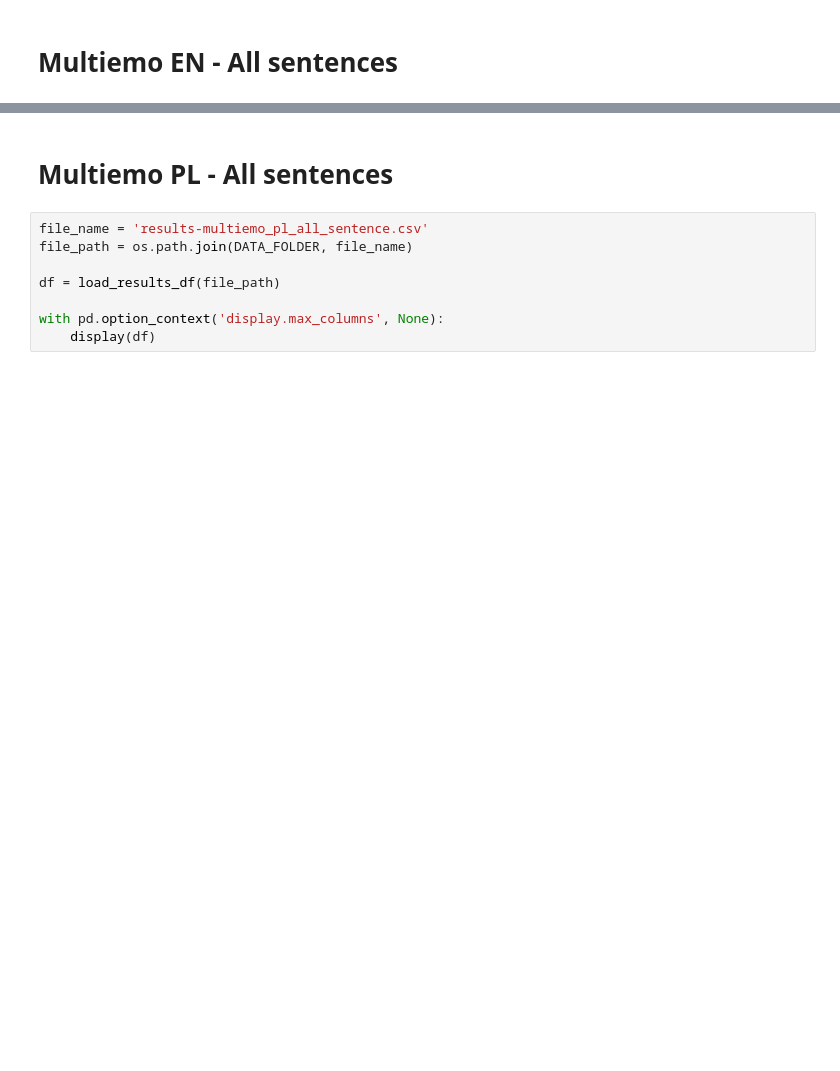
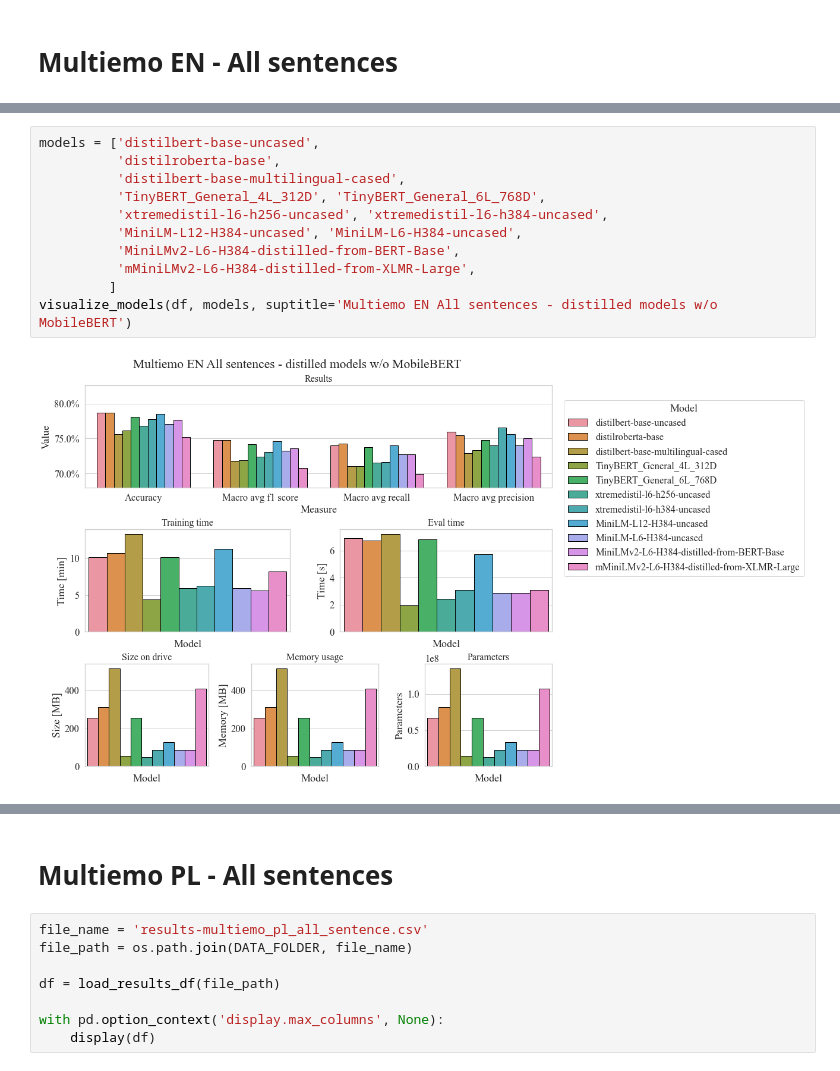
Before and after one commit to wojtek11530/DistilledVsNondistilled, a Jupyter notebook: notebooks/results_analysis.ipynb, the cells around one changed output, grey strips where cells are left out. Drawn from its saved outputs; the diff is of its cells as text; blank space fills up the shorter version.

```diff
--- a/notebooks/results_analysis.ipynb
+++ b/notebooks/results_analysis.ipynb
@@ -230,0 +357,13 @@ visualize_models(df, models, suptitle='Multiemo EN All sentences - all models')
+# %%
+models = ['distilbert-base-uncased',
+          'distilroberta-base',
+          'distilbert-base-multilingual-cased',
+          'TinyBERT_General_4L_312D', 'TinyBERT_General_6L_768D',
+          'xtremedistil-l6-h256-uncased', 'xtremedistil-l6-h384-uncased',
+          'MiniLM-L12-H384-uncased', 'MiniLM-L6-H384-uncased',
+          'MiniLMv2-L6-H384-distilled-from-BERT-Base',
+          'mMiniLMv2-L6-H384-distilled-from-XLMR-Large',
+         ]
+visualize_models(df, models, suptitle='Multiemo EN All sentences - distilled models w/o MobileBERT')
+# %% [output]
+[figure, added]
```
Also changed, not shown: parts of 13 cells of this notebook.
